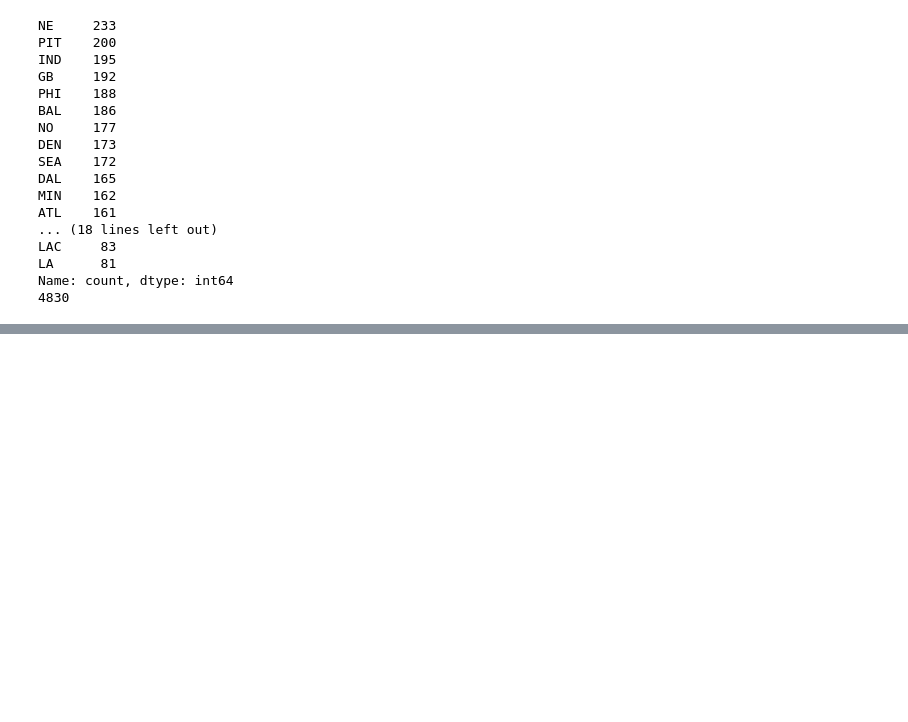
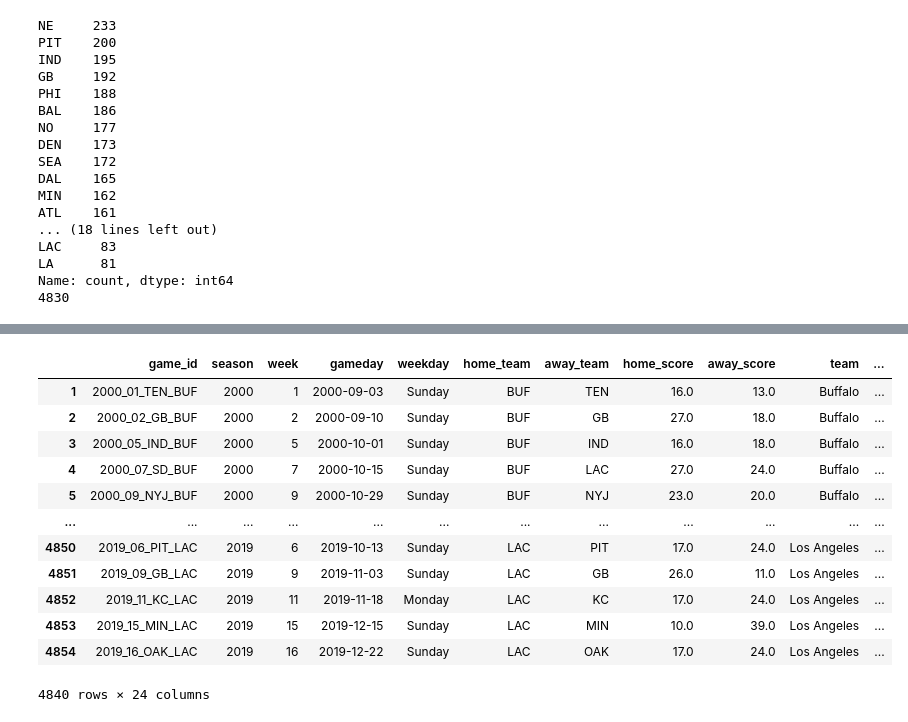
Before and after one commit to BrylliDTU/social_data, a Jupyter notebook: brynjar.ipynb, the cells around one changed output, grey strips where cells are left out. Saved outputs shown, nothing was run; the diff lists cells and outputs as text; code cells hidden in the pictures; blank space fills up the shorter version.

```diff
--- a/brynjar.ipynb
+++ b/brynjar.ipynb
@@ -296,0 +337,16 @@ Name: count, dtype: int64
+# %%
+# Importing pandas library
+import pandas as pd
+
+# Assuming your DataFrame is named result
+# Creating a new column 'stadium_name' that combines team abbreviation and 'Stadium' for each stadium name
+result['stadium_name'] = result['team_abbr'] + ' Stadium'
+
+# Renaming the stadium name for shared location of NYG/NYJ
+result.loc[result['team_abbr'].isin(['NYG', 'NYJ']), 'stadium_name'] = 'NYG/NYJ Stadium'
+
+# Dropping the original 'stadium' column
+result.drop(columns=['stadium'], inplace=True)
+
+# Displaying the updated DataFrame
+print(result)
@@ -297,3 +371,19 @@ Name: count, dtype: int64
+# %%
+result
+# %% [output]
+|  | game_id | season | week | gameday | weekday | home_team | away_team | home_score | away_score | team | ... |
+| 1 | 2000_01_TEN_BUF | 2000 | 1 | 2000-09-03 | Sunday | BUF | TEN | 16.0 | 13.0 | Buffalo | ... |
+| 2 | 2000_02_GB_BUF | 2000 | 2 | 2000-09-10 | Sunday | BUF | GB | 27.0 | 18.0 | Buffalo | ... |
+| 3 | 2000_05_IND_BUF | 2000 | 5 | 2000-10-01 | Sunday | BUF | IND | 16.0 | 18.0 | Buffalo | ... |
+| 4 | 2000_07_SD_BUF | 2000 | 7 | 2000-10-15 | Sunday | BUF | LAC | 27.0 | 24.0 | Buffalo | ... |
+| 5 | 2000_09_NYJ_BUF | 2000 | 9 | 2000-10-29 | Sunday | BUF | NYJ | 23.0 | 20.0 | Buffalo | ... |
+| ... | ... | ... | ... | ... | ... | ... | ... | ... | ... | ... | ... |
+| 4850 | 2019_06_PIT_LAC | 2019 | 6 | 2019-10-13 | Sunday | LAC | PIT | 17.0 | 24.0 | Los Angeles | ... |
+| 4851 | 2019_09_GB_LAC | 2019 | 9 | 2019-11-03 | Sunday | LAC | GB | 26.0 | 11.0 | Los Angeles | ... |
+| 4852 | 2019_11_KC_LAC | 2019 | 11 | 2019-11-18 | Monday | LAC | KC | 17.0 | 24.0 | Los Angeles | ... |
+| 4853 | 2019_15_MIN_LAC | 2019 | 15 | 2019-12-15 | Sunday | LAC | MIN | 10.0 | 39.0 | Los Angeles | ... |
+| 4854 | 2019_16_OAK_LAC | 2019 | 16 | 2019-12-22 | Sunday | LAC | OAK | 17.0 | 24.0 | Los Angeles | ... |
+4840 rows × 24 columns
 # %%
 qb_wins = result[result['winning_team'] == result['home_team']]['home_qb_name'].value_counts()
 # %%
```
Also changed, not shown: parts of 7 cells of this notebook, 1 other file.
